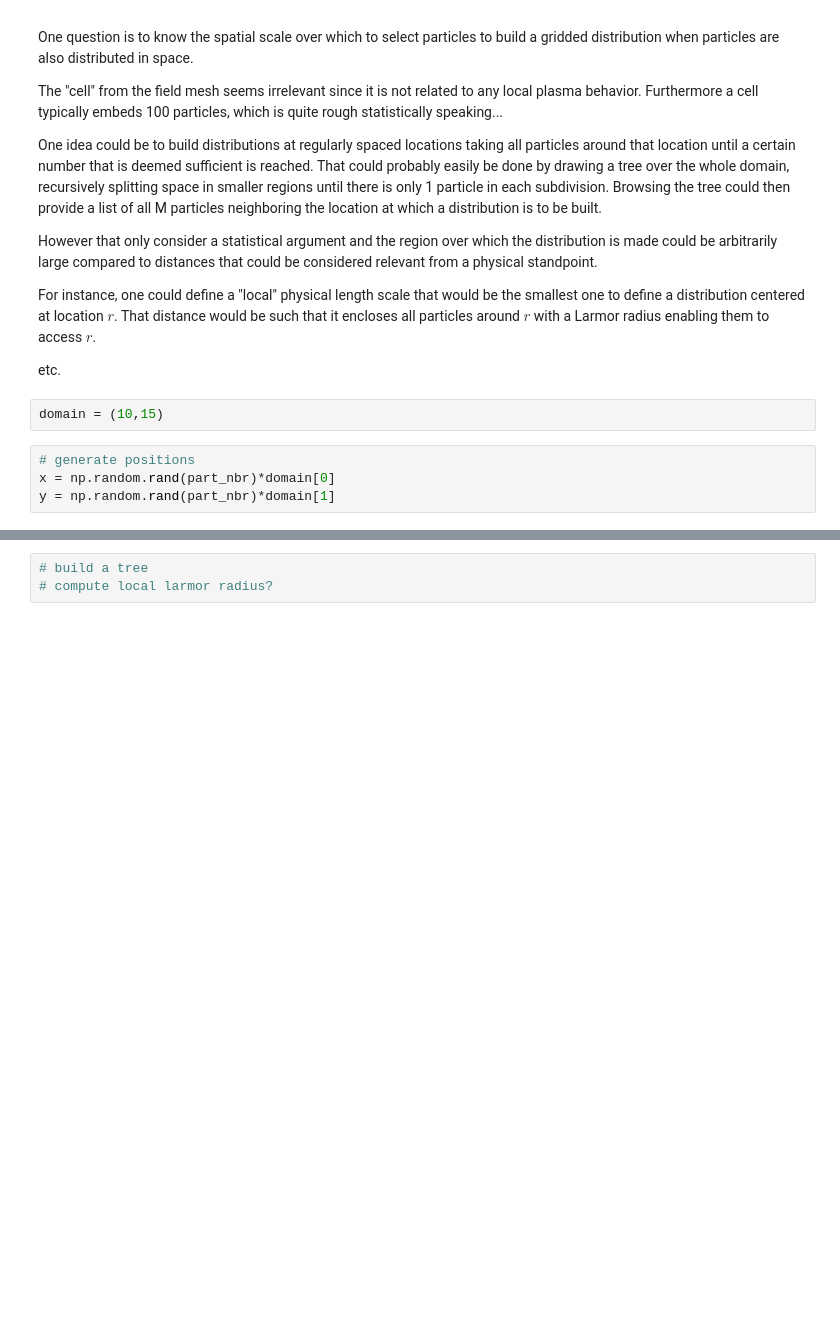
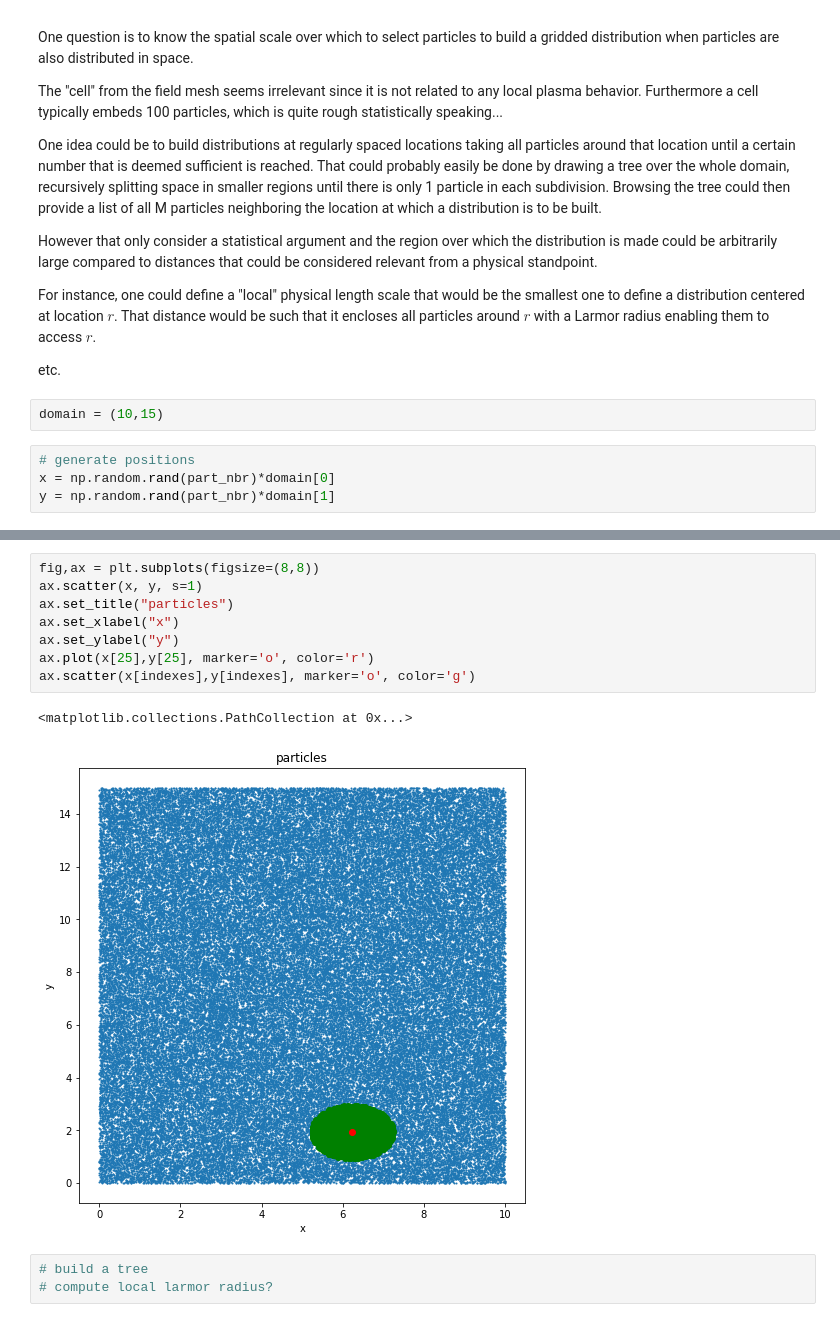
Before and after one commit to nicolasaunai/kdemerging, a Jupyter notebook: kde.ipynb, the cells around one changed output, grey strips where cells are left out. Drawn from its saved outputs; the diff is of its cells as text; blank space fills up the shorter version.

```diff
--- a/kde.ipynb
+++ b/kde.ipynb
@@ -115,3 +127,14 @@ Text(0, 0.5, 'y')
+# %%
+fig,ax = plt.subplots(figsize=(8,8))
+ax.scatter(x, y, s=1)
+ax.set_title("particles")
+ax.set_xlabel("x")
+ax.set_ylabel("y")
+ax.plot(x[25],y[25], marker='o', color='r')
+ax.scatter(x[indexes],y[indexes], marker='o', color='g')
+# %% [output]
+<matplotlib.collections.PathCollection at 0x...>
+[figure, added]
 # %%
 # build a tree
 # compute local larmor radius?
```
Also changed, not shown: parts of 5 cells of this notebook.
